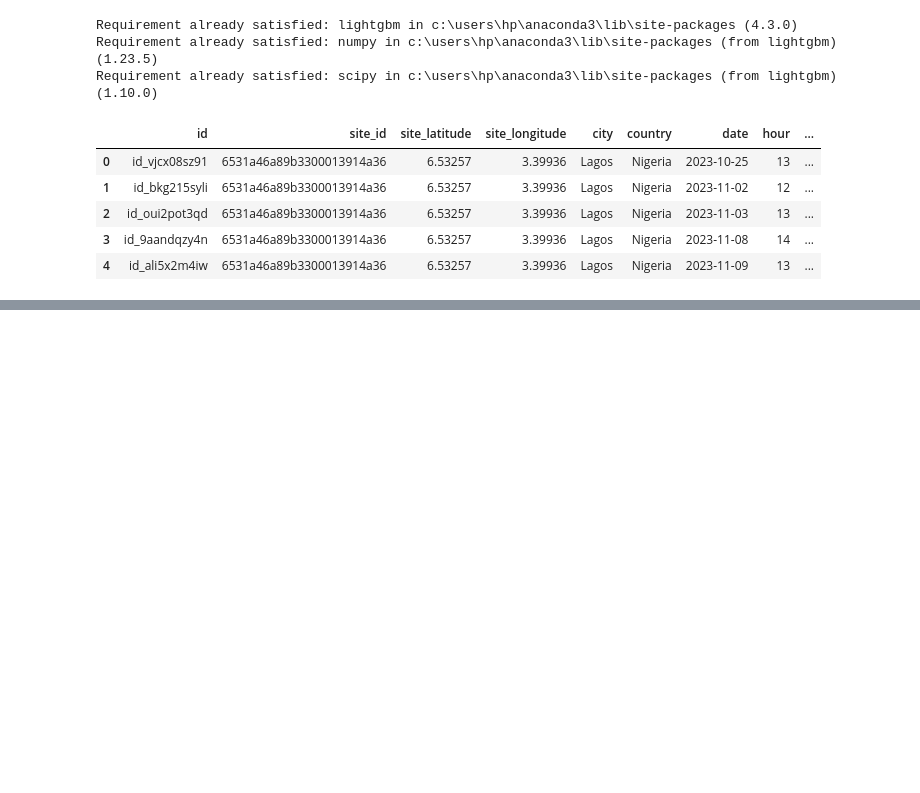
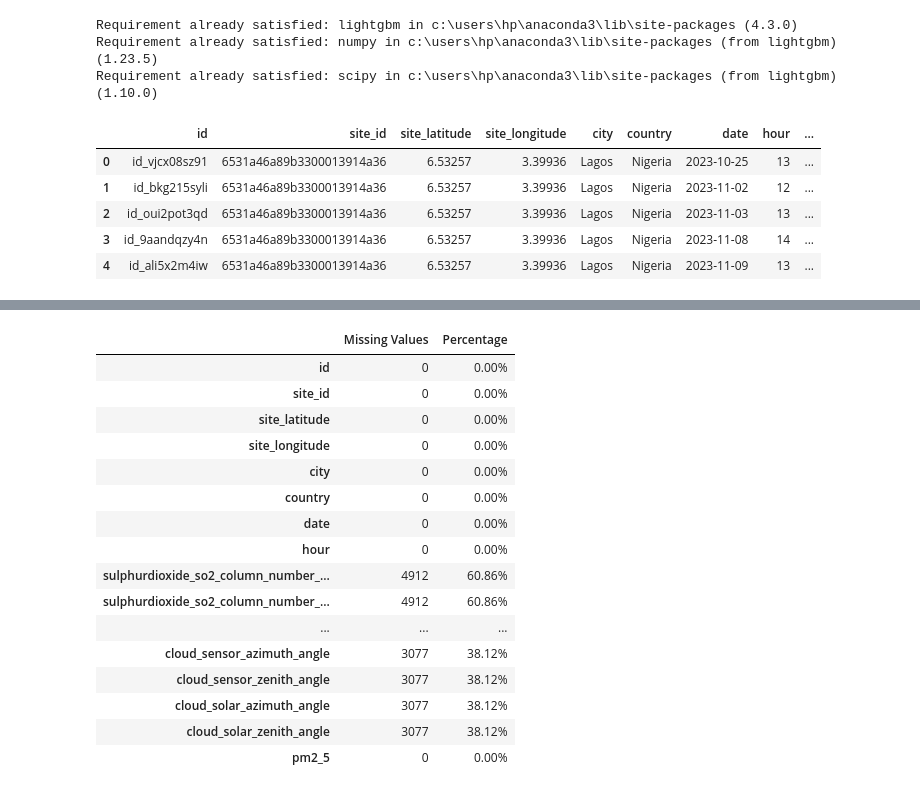
Before and after one commit to Joakimanochie/Univelcity_Capstone, a Jupyter notebook: Airqo_model/Airqo_model.ipynb, the cells around one changed output, grey strips where cells are left out. Cells and saved outputs as stored; diff of their text form; code cells hidden in the pictures; blank space fills up the shorter version.

Commit message:
inspection/NAN values

```diff
--- a/Airqo_model/Airqo_model.ipynb
+++ b/Airqo_model/Airqo_model.ipynb
@@ -33,0 +68,29 @@ train.head()
+# %%
+# Check for missing values
+missing_values = train.isnull().sum()
+
+# Calculate the percentage of missing data in each column
+missing_percentage = (missing_values / len(train)) * 100
+
+# Convert to a DataFrame and display as a table
+missing_df = missing_values.to_frame(name="Missing Values")
+missing_df["Percentage"] = missing_percentage
+missing_df.style.format({"Percentage": "{:.2f}%"})
+# %% [output]
+|  | Missing Values | Percentage |
+| id | 0 | 0.00% |
+| site_id | 0 | 0.00% |
+| site_latitude | 0 | 0.00% |
+| site_longitude | 0 | 0.00% |
+| city | 0 | 0.00% |
+| country | 0 | 0.00% |
+| date | 0 | 0.00% |
+| hour | 0 | 0.00% |
+| sulphurdioxide_so2_column_number_... | 4912 | 60.86% |
+| sulphurdioxide_so2_column_number_... | 4912 | 60.86% |
+| ... | ... | ... |
+| cloud_sensor_azimuth_angle | 3077 | 38.12% |
+| cloud_sensor_zenith_angle | 3077 | 38.12% |
+| cloud_solar_azimuth_angle | 3077 | 38.12% |
+| cloud_solar_zenith_angle | 3077 | 38.12% |
+| pm2_5 | 0 | 0.00% |
```
Also changed, not shown: parts of 4 cells of this notebook.
